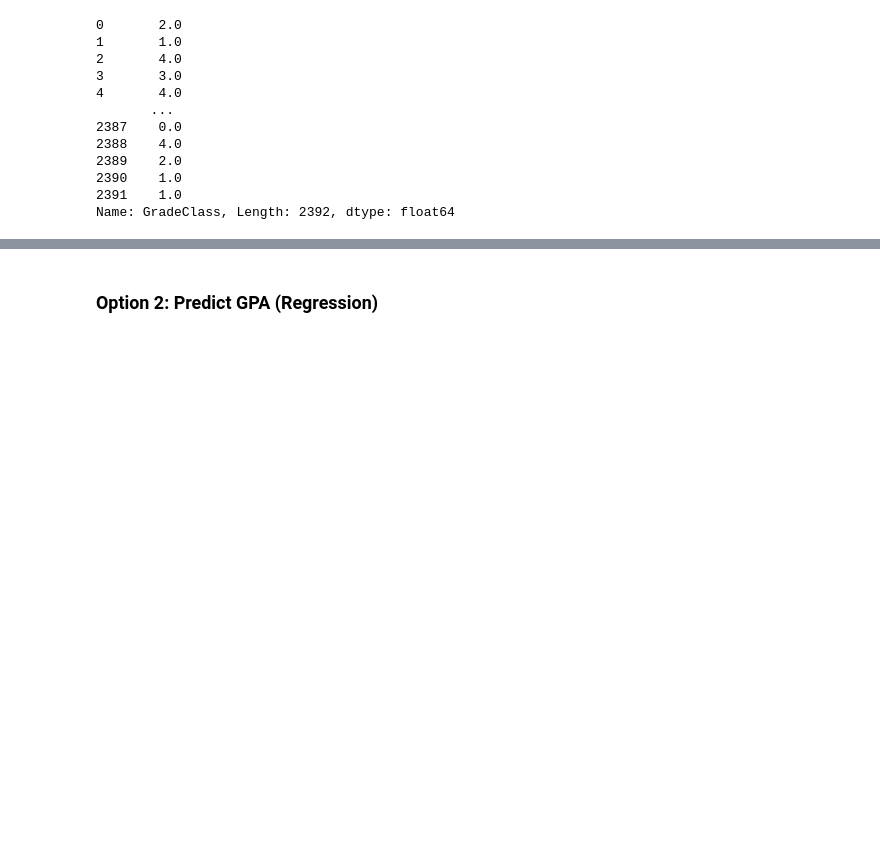
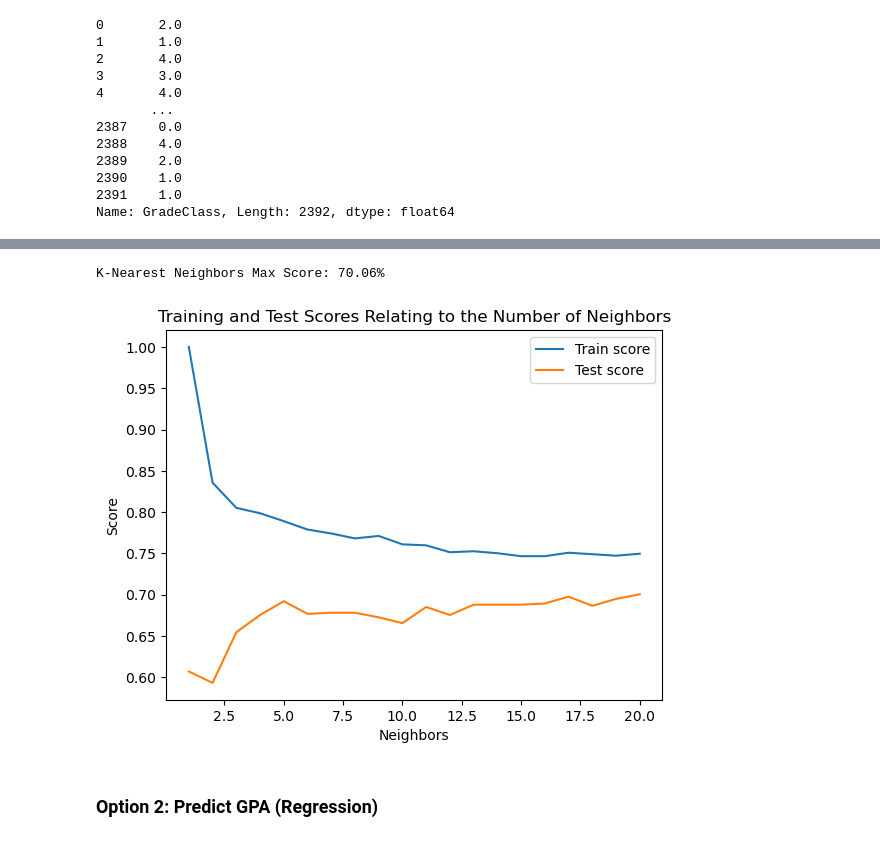
Before and after one commit to devern-DZZC/Student-Performance-Prediction, a Jupyter notebook: Student-Performance-Prediction.ipynb, the cells around one changed output, grey strips where cells are left out. Drawn from its saved outputs; the diff is of its cells as text; code cells hidden in the pictures; blank space fills up the shorter version.

```diff
--- a/Student-Performance-Prediction.ipynb
+++ b/Student-Performance-Prediction.ipynb
@@ -168,2 +198,27 @@ clf.score(X_test, y_test)
+# %%
+## Tuning KNN
+
+train_scores = []
+test_scores = []
+
+knn = KNeighborsClassifier()
+neighbors = range(1,21)
+
+for i in neighbors:
+    knn.set_params(n_neighbors=i)
+    knn.fit(X_train, y_train)
+    train_scores.append(knn.score(X_train, y_train))
+    test_scores.append(knn.score(X_test, y_test))
+plt.plot(neighbors, train_scores, label="Train score");
+plt.plot(neighbors, test_scores, label="Test score");
+plt.xlabel('Neighbors');
+plt.ylabel('Score');
+plt.title('Training and Test Scores Corr to the Number of Neighbors')
+plt.legend()
+knn_max = max(test_scores) * 100
+print(f"K-Nearest Neighbors Max Score: {knn_max:.2f}%")
+# %% [output]
+K-Nearest Neighbors Max Score: 70.06%
+[figure, added]
 # %% [markdown]
 ### Option 2: Predict GPA (Regression)
```
Also changed, not shown: parts of 8 cells of this notebook.
